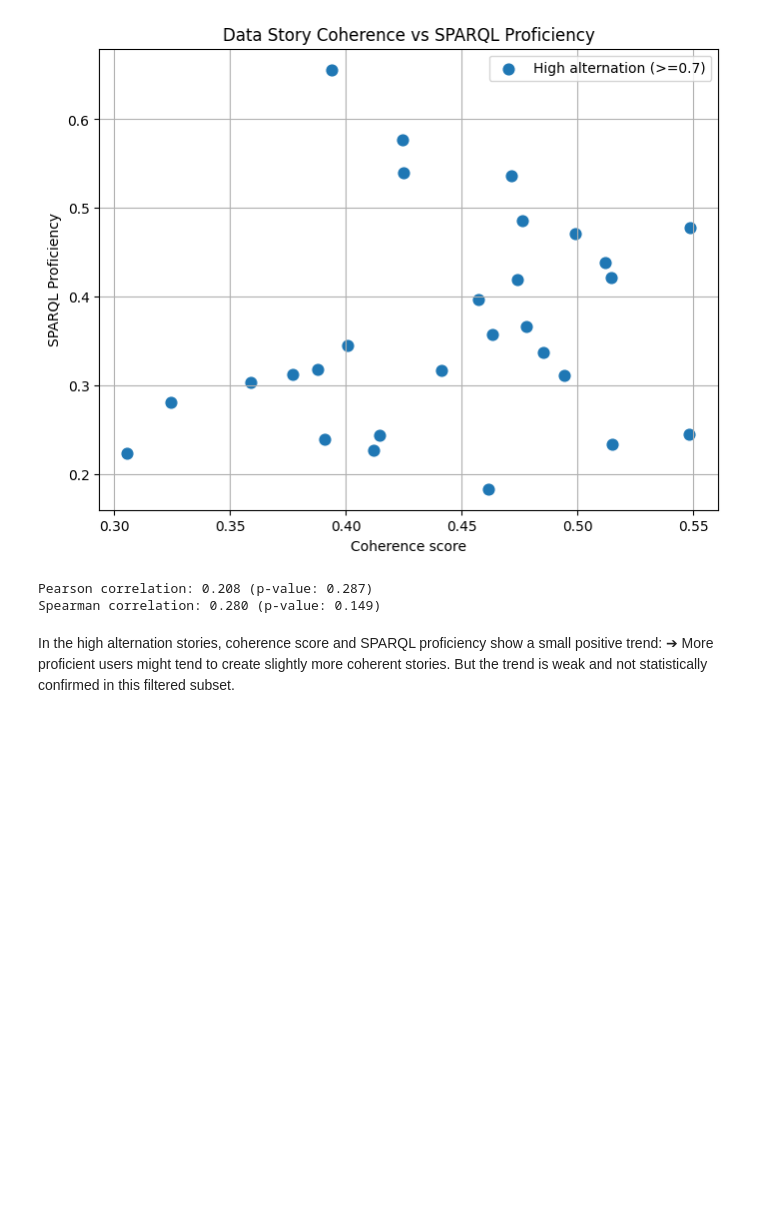
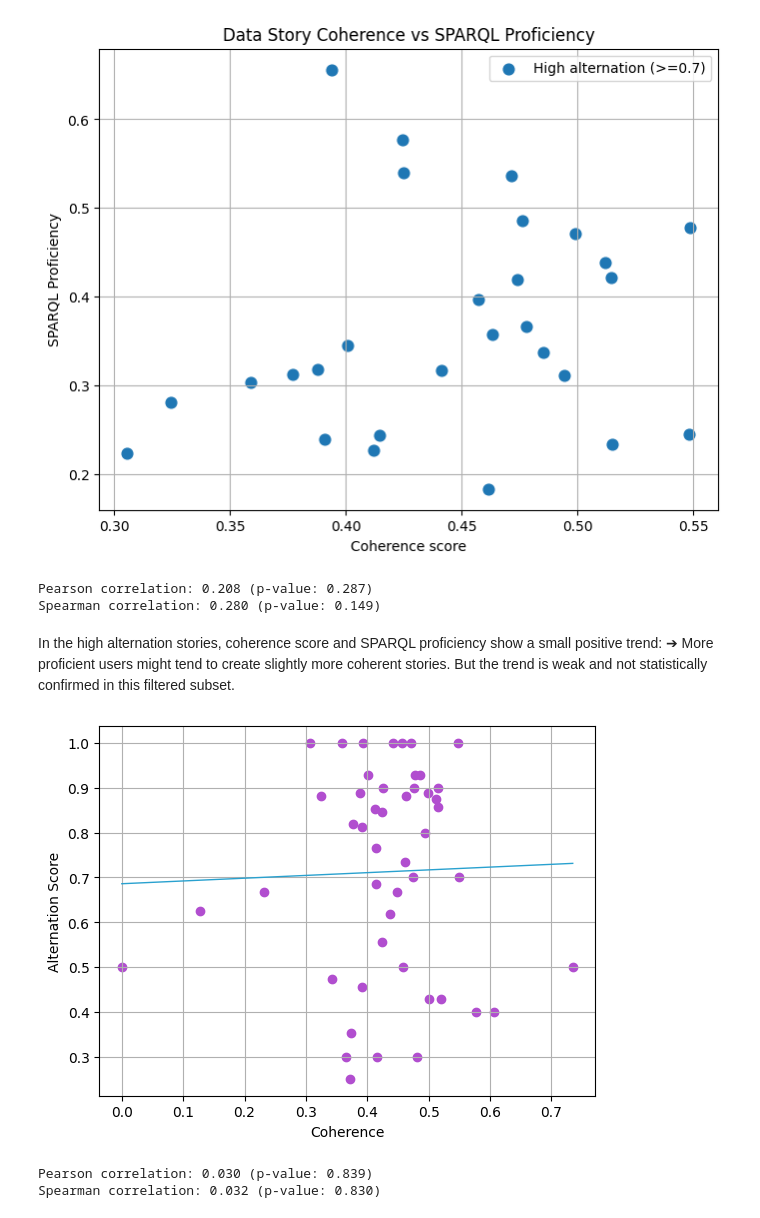
Before and after one commit to mondoboia/datastoryviz-sparql-lab, a Jupyter notebook: coherence.ipynb, the cells around one changed output. Saved outputs shown, nothing was run; the diff lists cells and outputs as text; code cells hidden in the pictures; blank space fills up the shorter version.

```diff
--- a/coherence.ipynb
+++ b/coherence.ipynb
@@ -282,3 +266,37 @@ Spearman correlation: 0.280 (p-value: 0.149)
 In the high alternation stories, coherence score and SPARQL proficiency show a small positive trend:
 ➔ More proficient users might tend to create slightly more coherent stories.
 But the trend is weak and not statistically confirmed in this filtered subset.
+# %%
+x = np.array(df_filtered['coherence_score'])
+y = np.array(df_filtered['alternation_score'])
+
+# Compute best-fit line (linear regression)
+m, b = np.polyfit(x, y, 1)  # 1st-degree polynomial (y = mx + b)
+
+# Create scatter plot
+plt.scatter(x, y, color='#b14ecf', label="Data points")
+
+# Plot best-fit line
+x_sorted = np.sort(x)
+plt.plot(x_sorted, m*x_sorted + b, color='#29a1cf', linewidth=1, label="Best-fit line")
+
+# Labels and title
+plt.xlabel("Coherence")
+plt.ylabel("Alternation Score")
+plt.grid(True)
+plt.show()
+# %% [output]
+[figure, added]
+# %%
+# Pearson correlation
+pearson_corr, pearson_p = pearsonr(x, y)
+
+# Spearman correlation
+spearman_corr, spearman_p = spearmanr(x, y)
+
+# Print results
+print(f"Pearson correlation: {pearson_corr:.3f} (p-value: {pearson_p:.3f})")
+print(f"Spearman correlation: {spearman_corr:.3f} (p-value: {spearman_p:.3f})")
+# %% [output]
+Pearson correlation: 0.030 (p-value: 0.839)
+Spearman correlation: 0.032 (p-value: 0.830)
```
Also changed, not shown: parts of 4 cells of this notebook, 1 other file.
